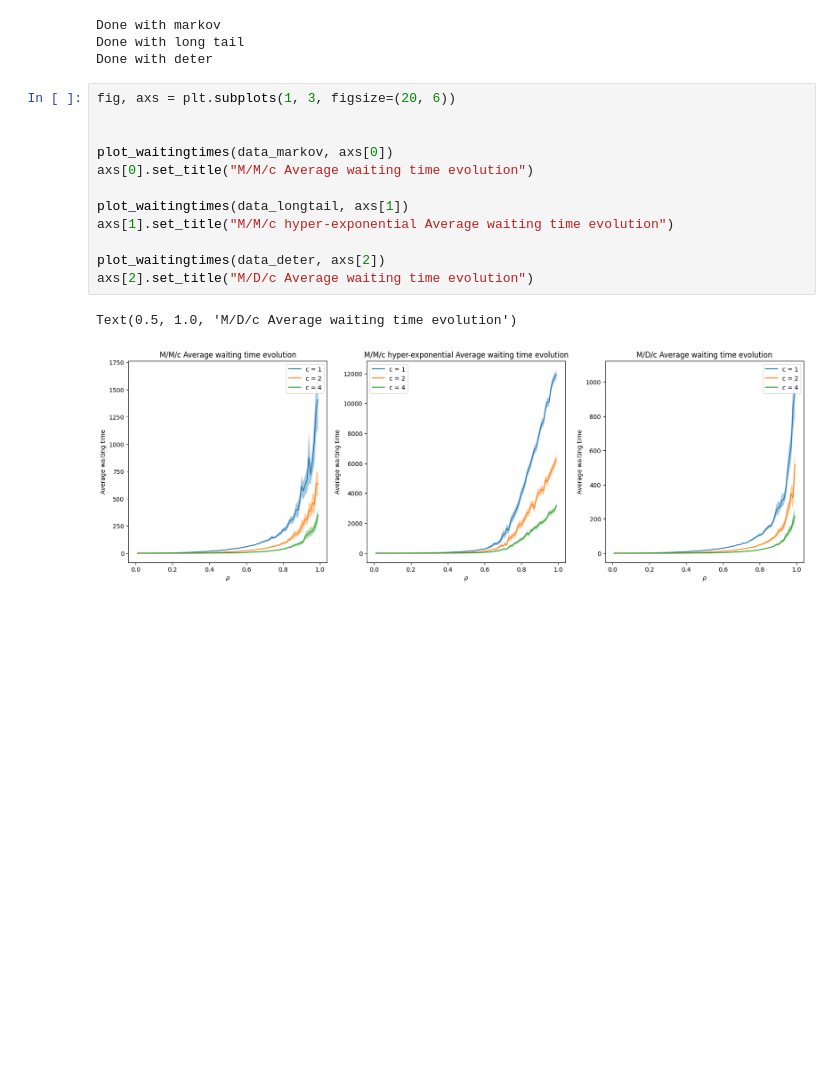
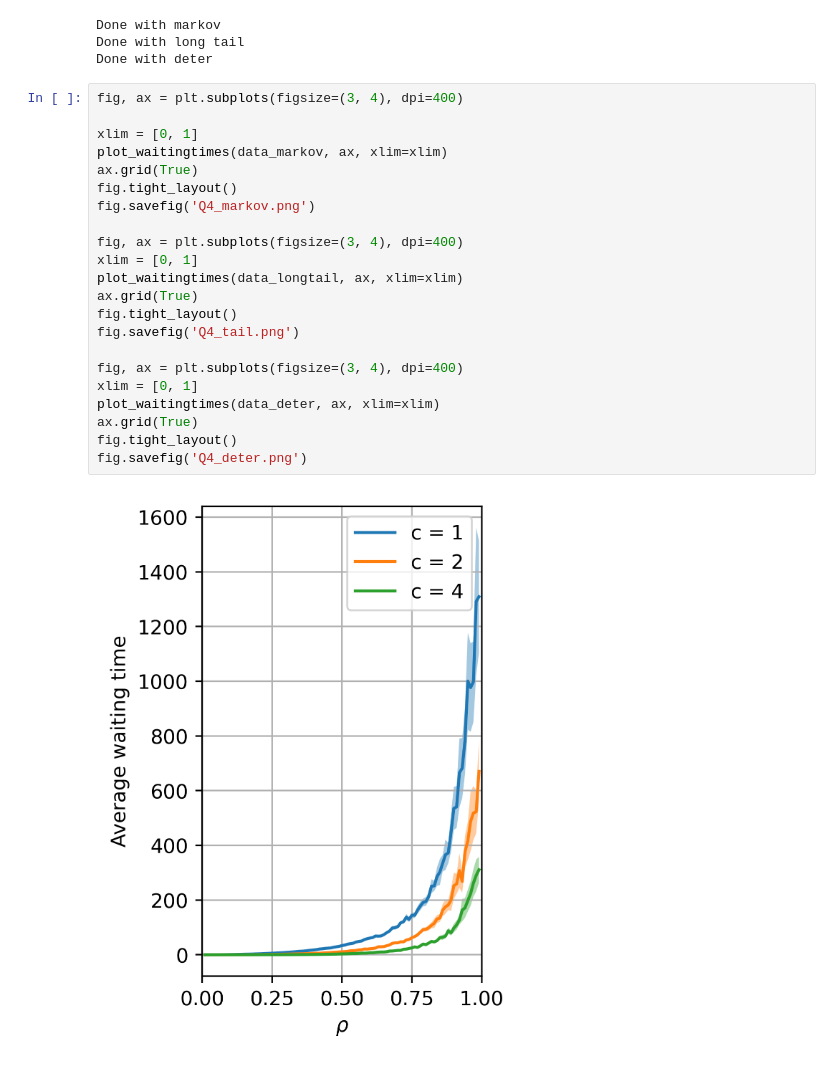
Before and after one commit to pabloralves/Stoc_Assignment_2, a Jupyter notebook: JasperTimmer_12854328_JuanSandalinas_15269388_PabloRodriguezAlves_15310191.ipynb, the cells around one changed output. Cells and saved outputs as stored; diff of their text form; blank space fills up the shorter version.

```diff
--- a/JasperTimmer_12854328_JuanSandalinas_15269388_PabloRodriguezAlves_15310191.ipynb
+++ b/JasperTimmer_12854328_JuanSandalinas_15269388_PabloRodriguezAlves_15310191.ipynb
@@ -807,18 +796,27 @@ print("Done with deter")
 Done with markov
 Done with long tail
 Done with deter
-# %%
-fig, axs = plt.subplots(1, 3, figsize=(20, 6))
-
-
-plot_waitingtimes(data_markov, axs[0])
-axs[0].set_title("M/M/c Average waiting time evolution")
-
-plot_waitingtimes(data_longtail, axs[1])
-axs[1].set_title("M/M/c hyper-exponential Average waiting time evolution")
-
-plot_waitingtimes(data_deter, axs[2])
-axs[2].set_title("M/D/c Average waiting time evolution")
-# %% [output]
-Text(0.5, 1.0, 'M/D/c Average waiting time evolution')
-[figure, removed]
+# %%
+fig, ax = plt.subplots(figsize=(3, 4), dpi=400)
+
+xlim = [0, 1]
+plot_waitingtimes(data_markov, ax, xlim=xlim)
+ax.grid(True)
+fig.tight_layout()
+fig.savefig('Q4_markov.png')
+
+fig, ax = plt.subplots(figsize=(3, 4), dpi=400)
+xlim = [0, 1]
+plot_waitingtimes(data_longtail, ax, xlim=xlim)
+ax.grid(True)
+fig.tight_layout()
+fig.savefig('Q4_tail.png')
+
+fig, ax = plt.subplots(figsize=(3, 4), dpi=400)
+xlim = [0, 1]
+plot_waitingtimes(data_deter, ax, xlim=xlim)
+ax.grid(True)
+fig.tight_layout()
+fig.savefig('Q4_deter.png')
+# %% [output]
+[figure, added]
```
Also changed, not shown: parts of 11 cells of this notebook.
